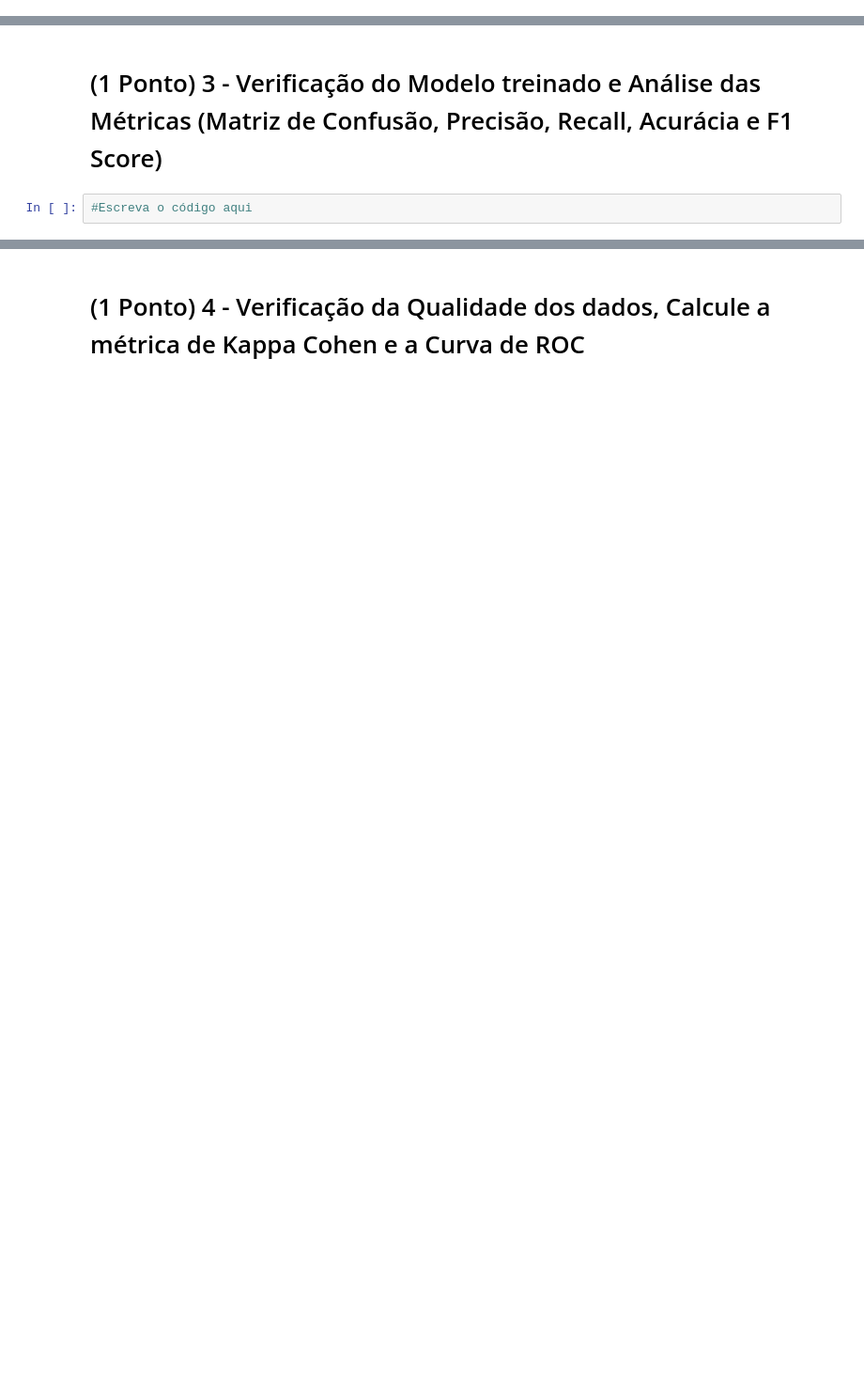
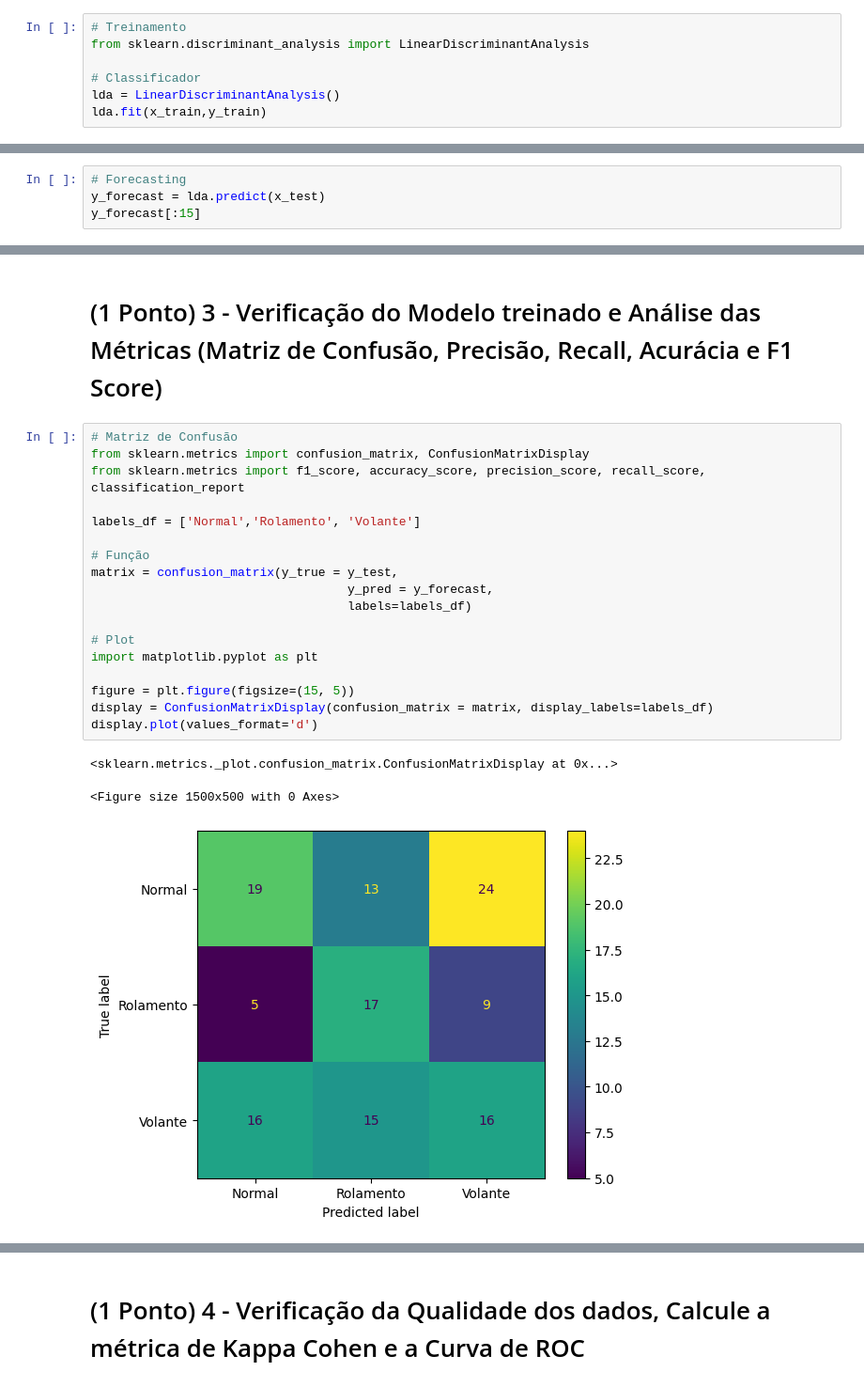
Before and after one commit to brunofbpaula/IA-FIAP, a Jupyter notebook: Aula/Checkpoint_2_Classificadores_de_IA.ipynb, the cells around one changed output, grey strips where cells are left out. Shown: that part at 94% size. Cells and saved outputs as stored; diff of their text form; blank space fills up the shorter version.

Commit message:
Add Confusion Matrix, Accuracy and Recall

```diff
--- a/Aula/Checkpoint_2_Classificadores_de_IA.ipynb
+++ b/Aula/Checkpoint_2_Classificadores_de_IA.ipynb
@@ -149,3 +151,10 @@ y_train.head(5)
 61        Normal
 145       Normal
 Name: Class, dtype: object
+# %%
+# Treinamento
+from sklearn.discriminant_analysis import LinearDiscriminantAnalysis
+
+# Classificador
+lda = LinearDiscriminantAnalysis()
+lda.fit(x_train,y_train)
@@ -151,0 +163,4 @@ Name: Class, dtype: object
+# %%
+# Forecasting
+y_forecast = lda.predict(x_test)
+y_forecast[:15]
@@ -152,4 +171,24 @@ Name: Class, dtype: object
 # %% [markdown]
 # (1 Ponto) 3 - Verificação do Modelo treinado e Análise das Métricas (Matriz de Confusão, Precisão, Recall, Acurácia e F1 Score)
-# %%
-#Escreva o código aqui
+# %%
+# Matriz de Confusão
+from sklearn.metrics import confusion_matrix, ConfusionMatrixDisplay
+from sklearn.metrics import f1_score, accuracy_score, precision_score, recall_score, classification_report
+
+labels_df = ['Normal','Rolamento', 'Volante']
+
+# Função
+matrix = confusion_matrix(y_true = y_test,
+                                   y_pred = y_forecast,
+                                   labels=labels_df)
+
+# Plot
+import matplotlib.pyplot as plt
+
+figure = plt.figure(figsize=(15, 5))
+display = ConfusionMatrixDisplay(confusion_matrix = matrix, display_labels=labels_df)
+display.plot(values_format='d')
+# %% [output]
+<sklearn.metrics._plot.confusion_matrix.ConfusionMatrixDisplay at 0x...>
+<Figure size 1500x500 with 0 Axes>
+[figure, added]
```
Also changed, not shown: parts of 11 cells of this notebook.
